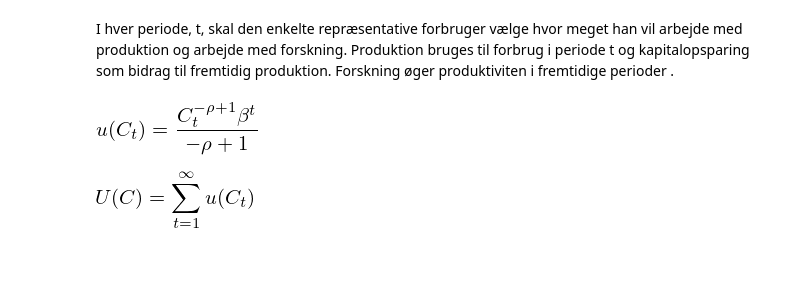
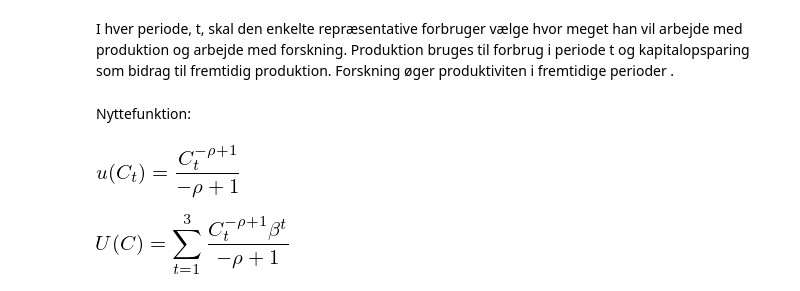
Before and after one commit to NumEconCopenhagen/projects-2019-unity, a Jupyter notebook: modelproject/modelproject/Rod/Solow_RD.ipynb, the cells around one changed output. Cells and saved outputs as stored; diff of their text form; code cells hidden in the pictures; blank space fills up the shorter version.

```diff
--- a/modelproject/modelproject/Rod/Solow_RD.ipynb
+++ b/modelproject/modelproject/Rod/Solow_RD.ipynb
@@ -32,9 +46,6 @@ uc = sm.Function('u')(ct)
+# %% [markdown]
+Nyttefunktion:
 # %%
-sm.Eq(uc,beta**t*ct**(1-rho)/(1-rho))
+sm.Eq(uc,ct**(1-rho)/(1-rho))
 # %% [output]
-[figure, old version]
+[figure, new version]
-# %%
-u = sm.Function('U')(c)
-sm.Eq(u,sm.Sum(uc,(t,1,sm.oo)))
-# %% [output]
-[figure, removed]
@@ -58,0 +52,4 @@ lt = sm.symbols('L_{t}')
+# %%
+sm.Eq(u,sm.Sum(beta**t*ct**(1-rho)/(1-rho),(t,1,3)))
+# %% [output]
+[figure, added]
```
Also changed, not shown: parts of 31 cells of this notebook.
